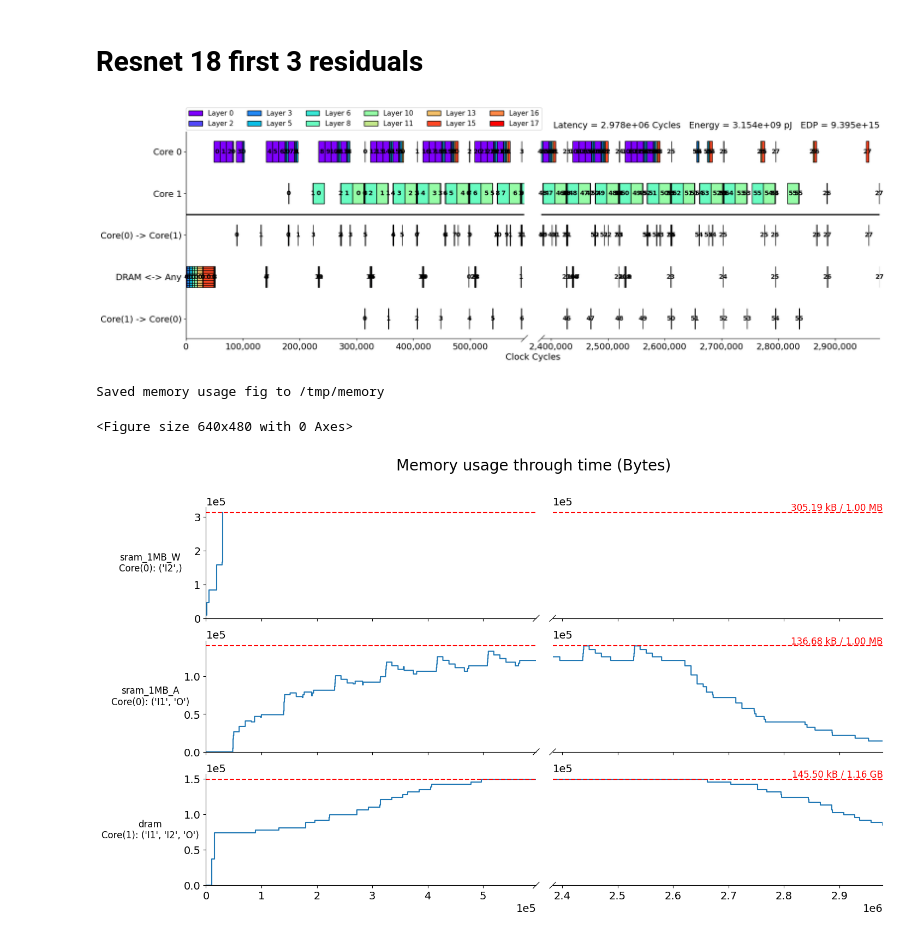
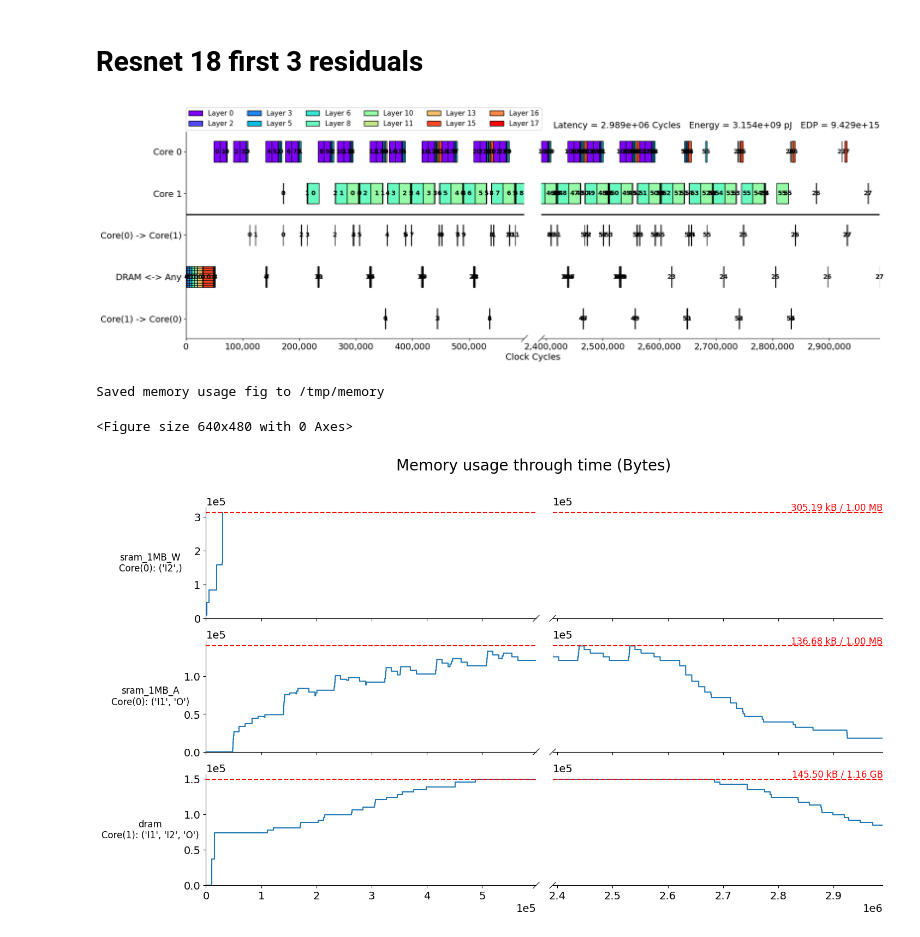
Before and after one commit to Andful/cyclic-scheduling-fitness-evaluator, a Jupyter notebook: example/CyclicScheduler.ipynb, the cells around one changed output. Drawn from its saved outputs; the diff is of its cells as text; code cells hidden in the pictures.

```diff
--- a/example/CyclicScheduler.ipynb
+++ b/example/CyclicScheduler.ipynb
@@ -148,36 +148,36 @@ mainstage = MainStage(
         InterCoreMappingStage,
     ],
     accelerator="architecture.eyeriss_tpu",  # required by AcceleratorParserStage
     workload_path="workload/resnet_3_residual.onnx",  # required by ModelParserStage
     mapping_path="mapping.resnet_3_residual_mapping",
     cn_define_mode=1,
     hint_loops=[("OX", "all")],
     loma_lpf_limit=2,
-    nb_ga_generations = 10,
-    nb_ga_individuals = 10,
+    nb_ga_generations = 0,
+    nb_ga_individuals = 0,
     plot_hof=True,
     plot_file_name='plot.png',
     operands_to_prefetch = [],
     custom_fitness_evaluator=CyclicFitnessEvaluatorBuilder(
         sdf_relation="OX",
         optimization_type=MinimumLatency(),
     ),
 )
 
 [(scme, _), *_] = mainstage.run()
 
 plot_timeline_brokenaxes(
     scme,
     False,
     section_start_percent=(0,80),
     percent_shown=(20, 20),
     plot_data_transfer=True,
     fig_path="/tmp/timeline",
 )
 
 plot_memory_usage(scme, (0, 80), (20, 20), fig_path="/tmp/memory")
 # %% [output]
-[figure, old version]
+[figure, new version]
 Saved memory usage fig to /tmp/memory
 <Figure size 640x480 with 0 Axes>
-[figure, old version]
+[figure, new version]
```
Also changed, not shown: parts of 1 cell of this notebook, 1 other file.
